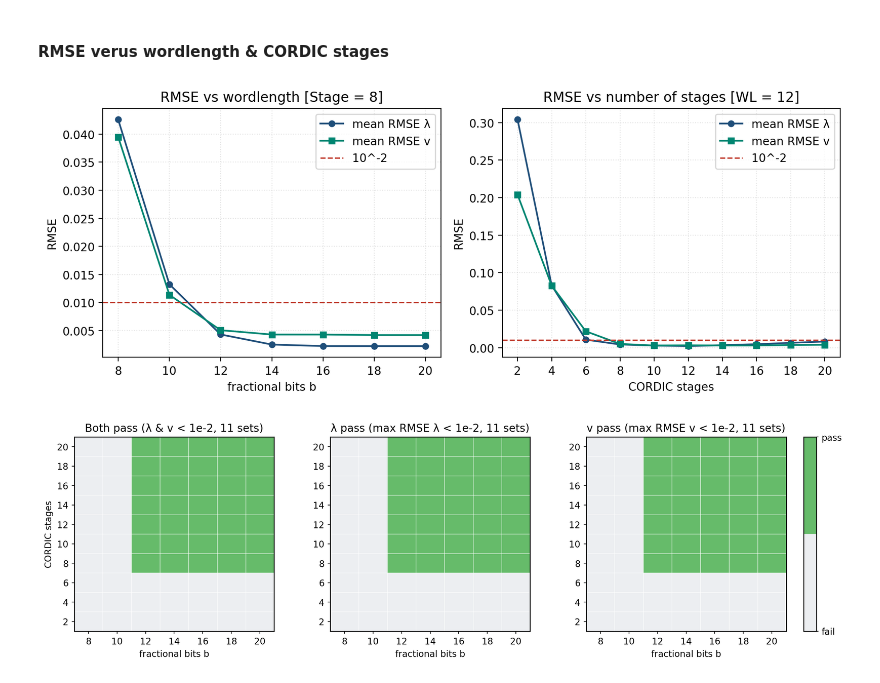
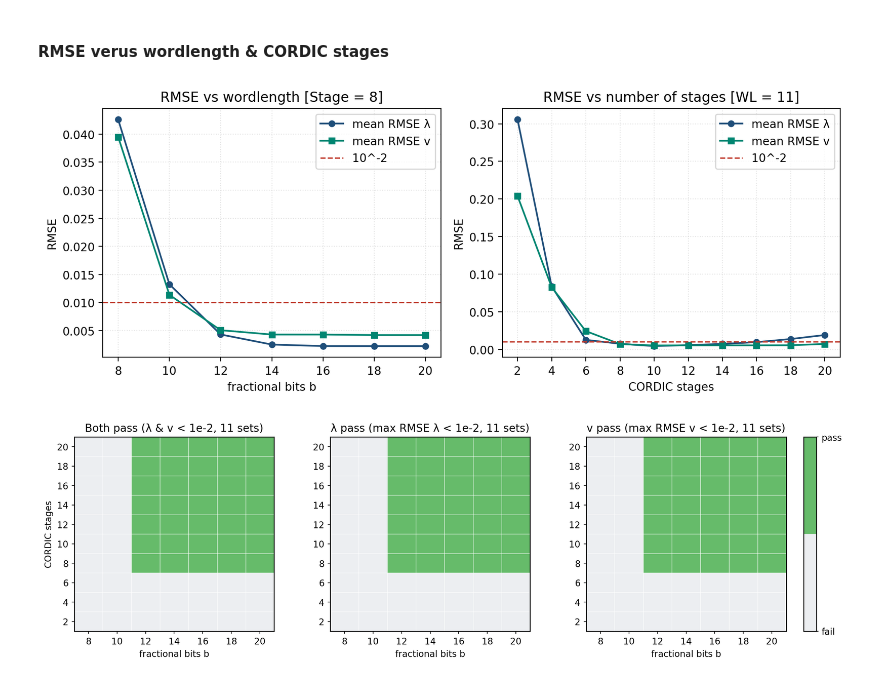
Before and after one commit to akira2963753/Eigen-Value-Decomposition, a Jupyter notebook: src/Simulation.ipynb, the cells around one changed output. Drawn from its saved outputs; the diff is of its cells as text; code cells hidden in the pictures.

```diff
--- a/src/Simulation.ipynb
+++ b/src/Simulation.ipynb
@@ -371,36 +371,36 @@ def sweep_stages(Matrix, stage_list, b):
 
 # Example sweeps (adjust ranges as needed)
 B_LIST = [8, 10, 12, 14, 16, 18, 20]
 STAGE_LIST = [2, 4, 6, 8, 10, 12, 14, 16, 18, 20]
 
 # Draw the Figure
 ml, mv, xl, xv = sweep_wordlength(Matrix, B_LIST, n_stages=8)
-sl, sv, _, _ = sweep_stages(Matrix, STAGE_LIST, b=12)
+sl, sv, _, _ = sweep_stages(Matrix, STAGE_LIST, b=11)
 
 fig, axes = plt.subplots(1, 2, figsize=(10, 4))
 axes[0].plot(B_LIST, ml, "o-", color=C_RMSE_LAM, label="mean RMSE λ", linewidth=1.5, markersize=5)
 axes[0].plot(B_LIST, mv, "s-", color=C_RMSE_VEC, label="mean RMSE v", linewidth=1.5, markersize=5)
 axes[0].axhline(1e-2, color=C_RMSE_THRESH, ls="--", linewidth=1.2, label="10^-2")
 axes[0].set_xlabel("fractional bits b")
 axes[0].set_ylabel("RMSE")
 axes[0].set_title("RMSE vs wordlength [Stage = 8]")
 axes[0].set_xticks(B_LIST)
 axes[0].legend()
 axes[0].grid(True, alpha=0.35, linestyle=":")
 
 axes[1].plot(STAGE_LIST, sl, "o-", color=C_RMSE_LAM, label="mean RMSE λ", linewidth=1.5, markersize=5)
 axes[1].plot(STAGE_LIST, sv, "s-", color=C_RMSE_VEC, label="mean RMSE v", linewidth=1.5, markersize=5)
 axes[1].axhline(1e-2, color=C_RMSE_THRESH, ls="--", linewidth=1.2, label="10^-2")
 axes[1].set_xlabel("CORDIC stages")
 axes[1].set_ylabel("RMSE")
-axes[1].set_title("RMSE vs number of stages [WL = 12]")
+axes[1].set_title("RMSE vs number of stages [WL = 11]")
 axes[1].set_xticks(STAGE_LIST)
 axes[1].legend()
 axes[1].grid(True, alpha=0.35, linestyle=":")
 plt.tight_layout()
 plt.show()
 # %% [output]
-[figure, old version]
+[figure, new version]
 # %%
 # 2D sweep for min-parameter search
 RMSE_THRESH = 1e-2
```
Also changed, not shown: parts of 2 cells of this notebook, 21 other files.
